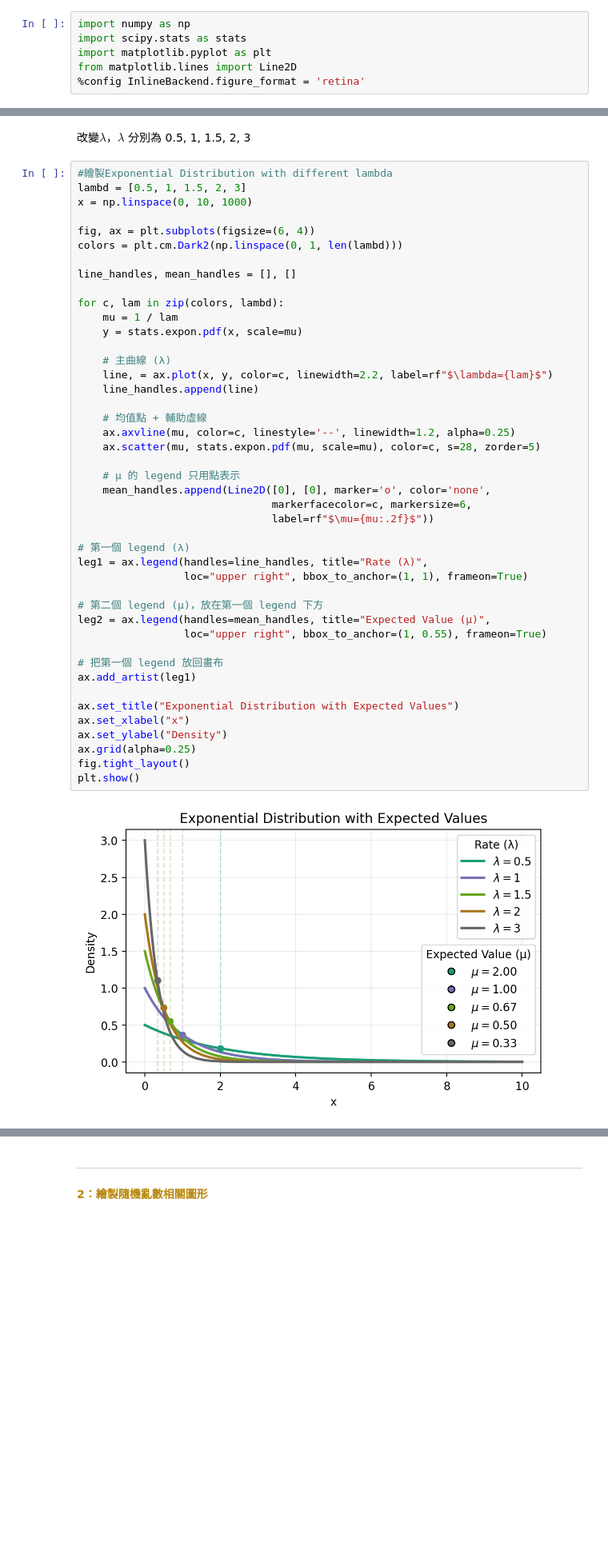
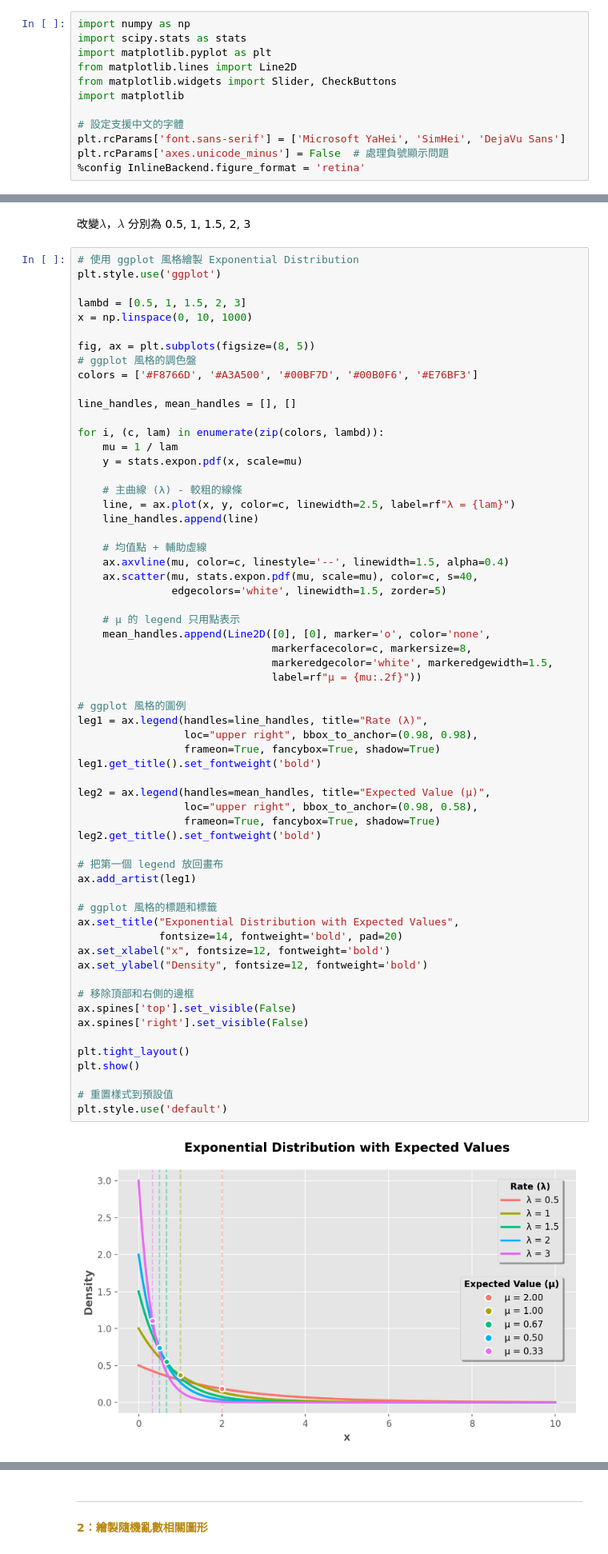
Before and after one commit to linnn-w/stat_hw1, a Jupyter notebook: StatCompHW1_411278015.ipynb, the cells around one changed output, grey strips where cells are left out. Shown at 80% size. Cells and saved outputs as stored; diff of their text form; blank space fills up the shorter version.

```diff
--- a/StatCompHW1_411278015.ipynb
+++ b/StatCompHW1_411278015.ipynb
@@ -35,6 +35,12 @@ import numpy as np
 import scipy.stats as stats
 import matplotlib.pyplot as plt
 from matplotlib.lines import Line2D
+from matplotlib.widgets import Slider, CheckButtons
+import matplotlib
+
+# 設定支援中文的字體
+plt.rcParams['font.sans-serif'] = ['Microsoft YaHei', 'SimHei', 'DejaVu Sans']
+plt.rcParams['axes.unicode_minus'] = False  # 處理負號顯示問題
 %config InlineBackend.figure_format = 'retina'
 # %% [markdown]
 **<font color=darkgoldenrod>1：繪製分配函數</font>**
@@ -230,48 +236,65 @@ $$
 # %% [markdown]
 改變$\lambda$，$\lambda$ 分別為 0.5, 1, 1.5, 2, 3
 # %%
-#繪製Exponential Distribution with different lambda
+# 使用 ggplot 風格繪製 Exponential Distribution
+plt.style.use('ggplot')
+
 lambd = [0.5, 1, 1.5, 2, 3]
 x = np.linspace(0, 10, 1000)
 
-fig, ax = plt.subplots(figsize=(6, 4))
-colors = plt.cm.Dark2(np.linspace(0, 1, len(lambd)))
+fig, ax = plt.subplots(figsize=(8, 5))
+# ggplot 風格的調色盤
+colors = ['#F8766D', '#A3A500', '#00BF7D', '#00B0F6', '#E76BF3']
 
 line_handles, mean_handles = [], []
 
-for c, lam in zip(colors, lambd):
+for i, (c, lam) in enumerate(zip(colors, lambd)):
     mu = 1 / lam
     y = stats.expon.pdf(x, scale=mu)
 
-    # 主曲線 (λ)
-    line, = ax.plot(x, y, color=c, linewidth=2.2, label=rf"$\lambda={lam}$")
+    # 主曲線 (λ) - 較粗的線條
+    line, = ax.plot(x, y, color=c, linewidth=2.5, label=rf"λ = {lam}")
     line_handles.append(line)
 
     # 均值點 + 輔助虛線
-    ax.axvline(mu, color=c, linestyle='--', linewidth=1.2, alpha=0.25)
-    ax.scatter(mu, stats.expon.pdf(mu, scale=mu), color=c, s=28, zorder=5)
+    ax.axvline(mu, color=c, linestyle='--', linewidth=1.5, alpha=0.4)
+    ax.scatter(mu, stats.expon.pdf(mu, scale=mu), color=c, s=40,
+               edgecolors='white', linewidth=1.5, zorder=5)
 
     # μ 的 legend 只用點表示
     mean_handles.append(Line2D([0], [0], marker='o', color='none',
-                               markerfacecolor=c, markersize=6,
-                               label=rf"$\mu={mu:.2f}$"))
+                               markerfacecolor=c, markersize=8,
+                               markeredgecolor='white', markeredgewidth=1.5,
+                               label=rf"μ = {mu:.2f}"))
 
-# 第一個 legend (λ)
+# ggplot 風格的圖例
 leg1 = ax.legend(handles=line_handles, title="Rate (λ)",
-                 loc="upper right", bbox_to_anchor=(1, 1), frameon=True)
+                 loc="upper right", bbox_to_anchor=(0.98, 0.98),
+                 frameon=True, fancybox=True, shadow=True)
+leg1.get_title().set_fontweight('bold')
 
-# 第二個 legend (μ)，放在第一個 legend 下方
 leg2 = ax.legend(handles=mean_handles, title="Expected Value (μ)",
-                 loc="upper right", bbox_to_anchor=(1, 0.55), frameon=True)
+                 loc="upper right", bbox_to_anchor=(0.98, 0.58),
+                 frameon=True, fancybox=True, shadow=True)
+leg2.get_title().set_fontweight('bold')
 
 # 把第一個 legend 放回畫布
 ax.add_artist(leg1)
 
-ax.set_title("Exponential Distribution with Expected Values")
-ax.set_xlabel("x")
-ax.set_ylabel("Density")
-ax.grid(alpha=0.25)
-fig.tight_layout()
+# ggplot 風格的標題和標籤
+ax.set_title("Exponential Distribution with Expected Values",
+             fontsize=14, fontweight='bold', pad=20)
+ax.set_xlabel("x", fontsize=12, fontweight='bold')
+ax.set_ylabel("Density", fontsize=12, fontweight='bold')
+
+# 移除頂部和右側的邊框
+ax.spines['top'].set_visible(False)
+ax.spines['right'].set_visible(False)
+
+plt.tight_layout()
 plt.show()
+
+# 重置樣式到預設值
+plt.style.use('default')
 # %% [output]
-[figure, old version]
+[figure, new version]
```
Also changed, not shown: parts of 12 cells of this notebook.
